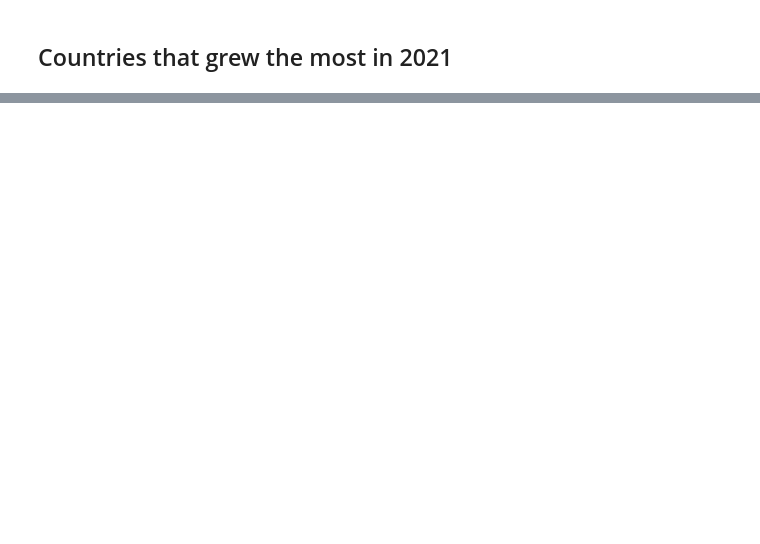
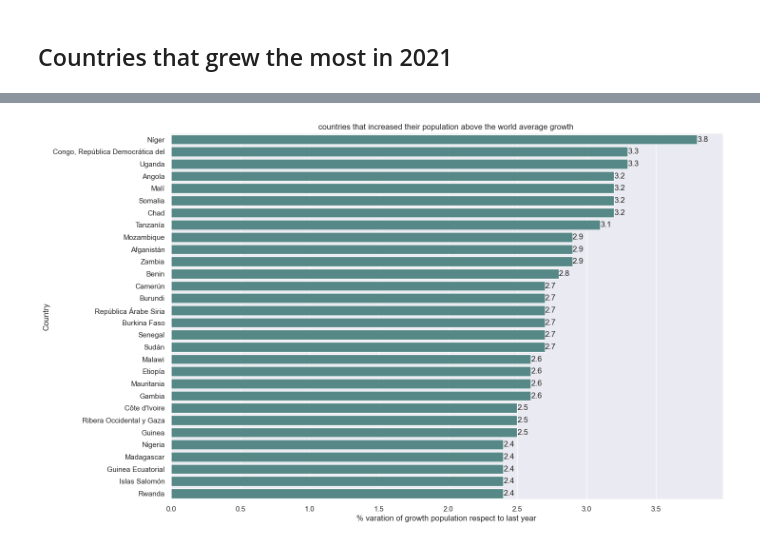
Before and after one commit to fredericksalazar/dataAnalyst_world_population, a Jupyter notebook: data_analysis_world_population.ipynb, the cells around one changed output, grey strips where cells are left out. Drawn from its saved outputs; the diff is of its cells as text; code cells hidden in the pictures; blank space fills up the shorter version.

```diff
--- a/data_analysis_world_population.ipynb
+++ b/data_analysis_world_population.ipynb
@@ -339,0 +351,17 @@ df_2021
+# %%
+plt.figure(figsize=(15, 10))
+
+mg = sns.barplot(data=df_2021[df_2021['%_diff'] > 1].sort_values('%_diff', ascending=False).head(30),
+                 x='%_diff',
+                 y='country_name',
+                 color='#4d908e')
+
+for i in mg.containers:
+    mg.bar_label(i, )
+
+plt.title('countries that increased their population above the world average growth ')
+plt.xlabel('% varation of growth population respect to last year ')
+plt.ylabel('Country')
+plt.show()
+# %% [output]
+[figure, added]
```
Also changed, not shown: parts of 12 cells of this notebook.
